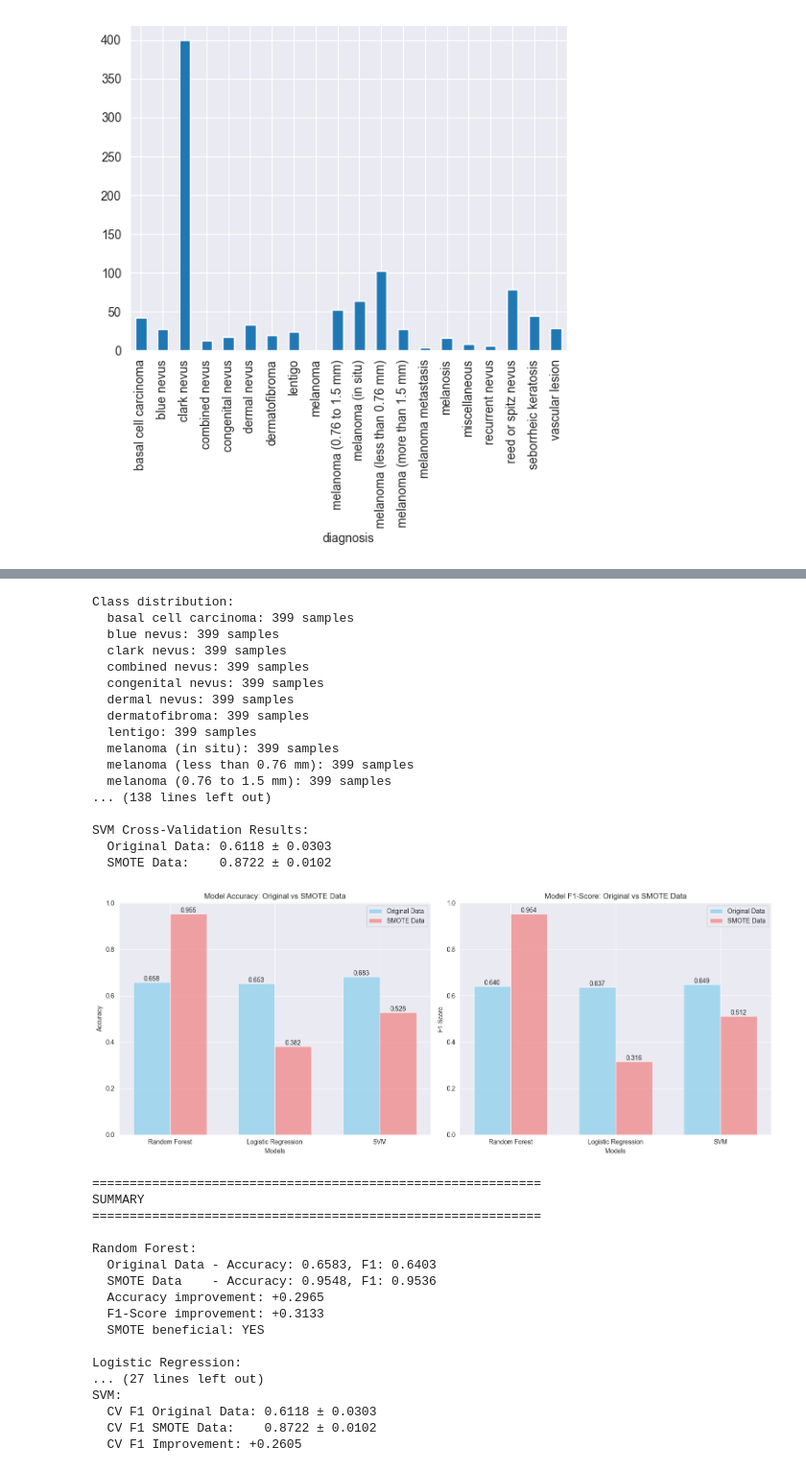
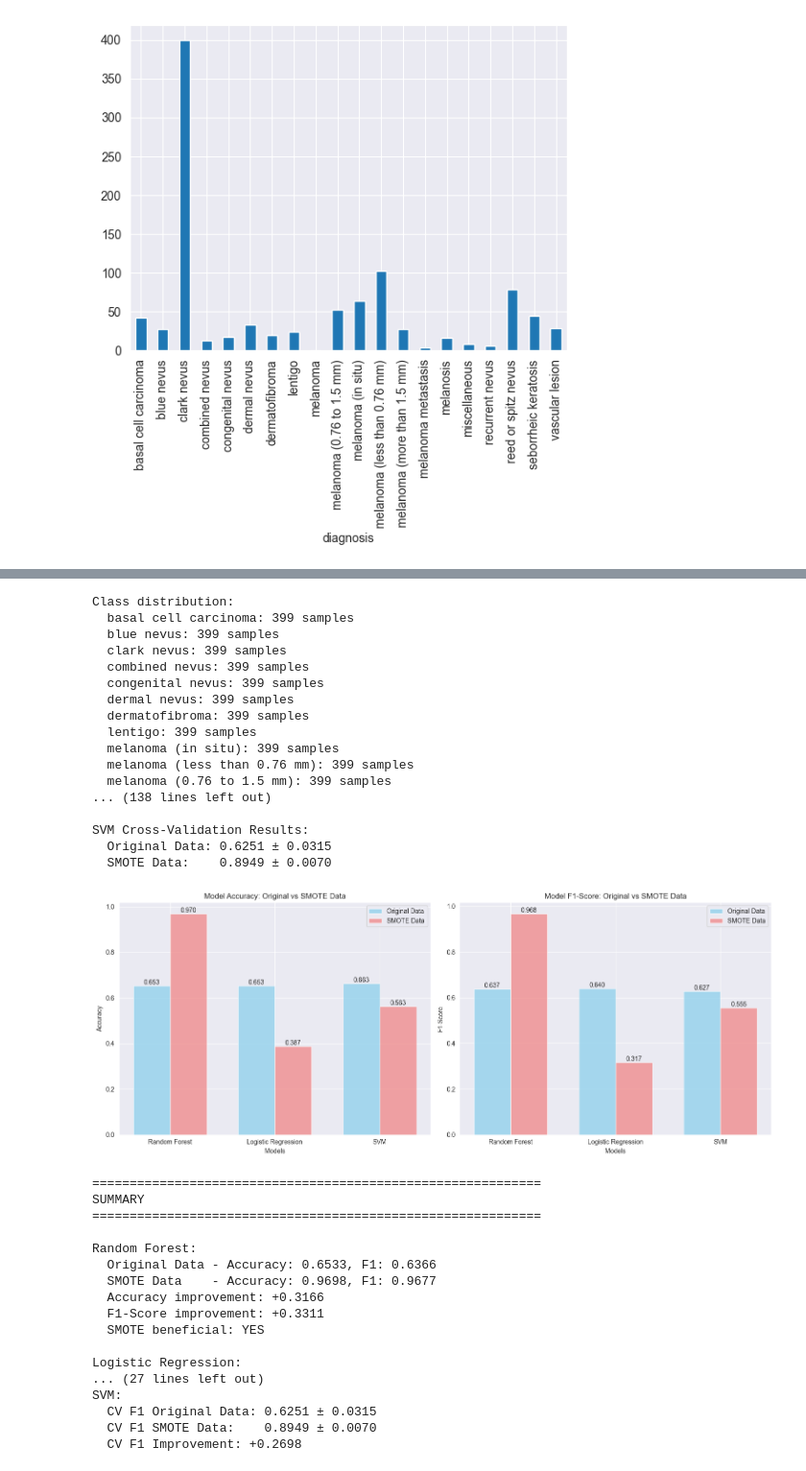
Before and after one commit to anamayyub/GROUP_8, a Jupyter notebook: notebooks/working-progress.ipynb, the cells around one changed output, grey strips where cells are left out. Shown at 96% size. Drawn from its saved outputs; the diff is of its cells as text; code cells hidden in the pictures.

```diff
--- a/notebooks/working-progress.ipynb
+++ b/notebooks/working-progress.ipynb
@@ -77,6 +77,6 @@ for column in df.columns:
         df[column] = columnCoder
 
 new_df = df
-new_df = new_df.drop(columns=['clinic','derm','case_id','notes'])
+new_df = new_df.drop(columns=['clinic','derm','case_num','case_id','notes'])
 print(new_df.columns)
 # %% [output]
@@ -144,7 +144,7 @@ def prepare_for_naive_bayes(df):
     y = df_processed['diagnosis']
 
     # Feature encoding (your existing logic)
-    X_df = df_processed.drop(columns=['clinic','derm','case_num','notes', 'diagnosis'])
+    X_df = df_processed.drop(columns=['clinic','derm','case_num','case_id','notes', 'diagnosis'])
 
     for column in X_df.columns:
         if column in ['blue_whitish_veil']:
@@ -184,7 +184,7 @@ def train_random_forest(X, y):
     # Initialize Random Forest with optimal parameters for medical data
     rf_model = RandomForestClassifier(
         n_estimators=150,           # More trees for stability
-        max_depth=15,               # Prevent overfitting
+        max_depth=20,               # Prevent overfitting
         min_samples_split=5,        # Require minimum samples to split
         min_samples_leaf=3,         # Require minimum samples in leaf
         class_weight=class_weight_dict,  # Handle class imbalance
@@ -353,7 +353,7 @@ def prepare_for_naive_bayes(df):
     y = df_processed['diagnosis']
 
     # Feature encoding (your existing logic)
-    X_df = df_processed.drop(columns=['clinic','derm','case_num','notes', 'diagnosis'])
+    X_df = df_processed.drop(columns=['clinic','derm','case_num','case_id','notes', 'diagnosis'])
 
     for column in X_df.columns:
         if column in ['blue_whitish_veil']:
@@ -545,7 +544,7 @@ def preprocess_data(df):
     y = df_processed['diagnosis']
 
     # Features
-    X_df = df_processed.drop(columns=['clinic','derm','case_num','notes', 'diagnosis'])
+    X_df = df_processed.drop(columns=['clinic','derm','case_num','case_id','notes', 'diagnosis'])
 
     # Encoding
     for column in X_df.columns:
@@ -900,50 +899,50 @@ Class distribution:
   reed or spitz nevus: 79 samples
   melanoma (in situ): 64 samples
   melanoma (0.76 to 1.5 mm): 53 samples
   seborrheic keratosis: 45 samples
   basal cell carcinoma: 42 samples
   dermal nevus: 33 samples
   vascular lesion: 29 samples
   blue nevus: 28 samples
   melanoma (more than 1.5 mm): 28 samples
 ... (23 lines left out)
 vascular lesion                 399
 Name: count, dtype: int64
 
 Diagnosis after SMOTE resampling:
 [figure]
 Class distribution:
   basal cell carcinoma: 399 samples
   blue nevus: 399 samples
   clark nevus: 399 samples
   combined nevus: 399 samples
   congenital nevus: 399 samples
   dermal nevus: 399 samples
   dermatofibroma: 399 samples
   lentigo: 399 samples
   melanoma (in situ): 399 samples
   melanoma (less than 0.76 mm): 399 samples
   melanoma (0.76 to 1.5 mm): 399 samples
 ... (138 lines left out)
 
 SVM Cross-Validation Results:
-  Original Data: 0.6118 ± 0.0303
-  SMOTE Data:    0.8722 ± 0.0102
+  Original Data: 0.6251 ± 0.0315
+  SMOTE Data:    0.8949 ± 0.0070
-[figure, old version]
+[figure, new version]
 ============================================================
 SUMMARY
 ============================================================
 
 Random Forest:
-  Original Data - Accuracy: 0.6583, F1: 0.6403
-  SMOTE Data    - Accuracy: 0.9548, F1: 0.9536
-  Accuracy improvement: +0.2965
-  F1-Score improvement: +0.3133
+  Original Data - Accuracy: 0.6533, F1: 0.6366
+  SMOTE Data    - Accuracy: 0.9698, F1: 0.9677
+  Accuracy improvement: +0.3166
+  F1-Score improvement: +0.3311
   SMOTE beneficial: YES
 
 Logistic Regression:
 ... (27 lines left out)
 SVM:
-  CV F1 Original Data: 0.6118 ± 0.0303
-  CV F1 SMOTE Data:    0.8722 ± 0.0102
-  CV F1 Improvement: +0.2605
+  CV F1 Original Data: 0.6251 ± 0.0315
+  CV F1 SMOTE Data:    0.8949 ± 0.0070
+  CV F1 Improvement: +0.2698
```
Also changed, not shown: parts of 6 cells of this notebook, 2 other files.
